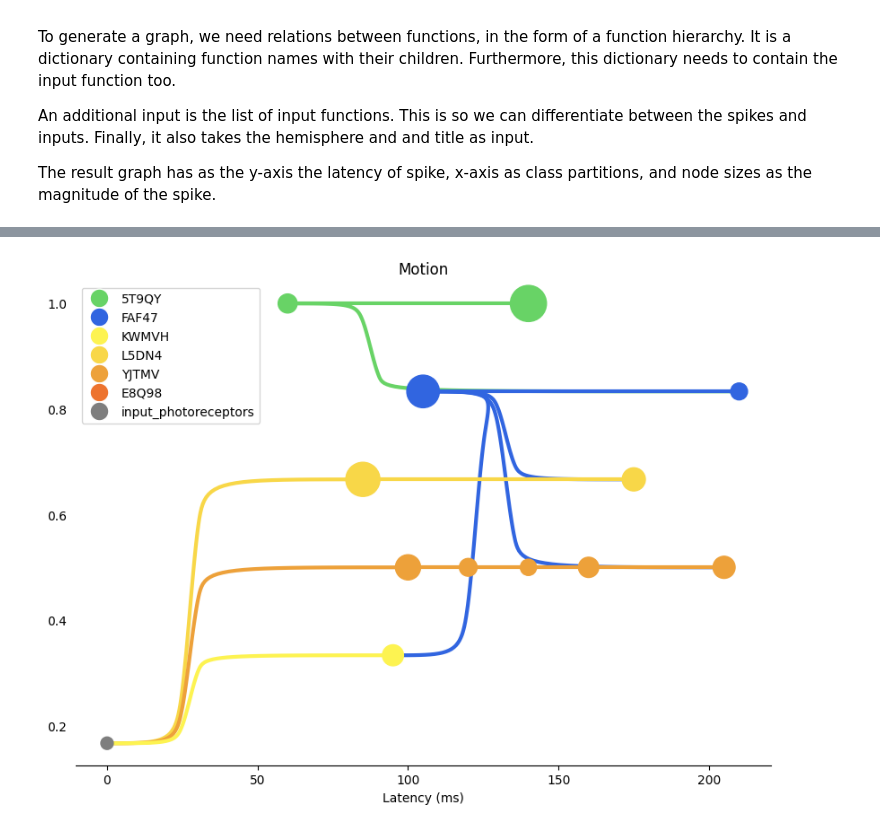
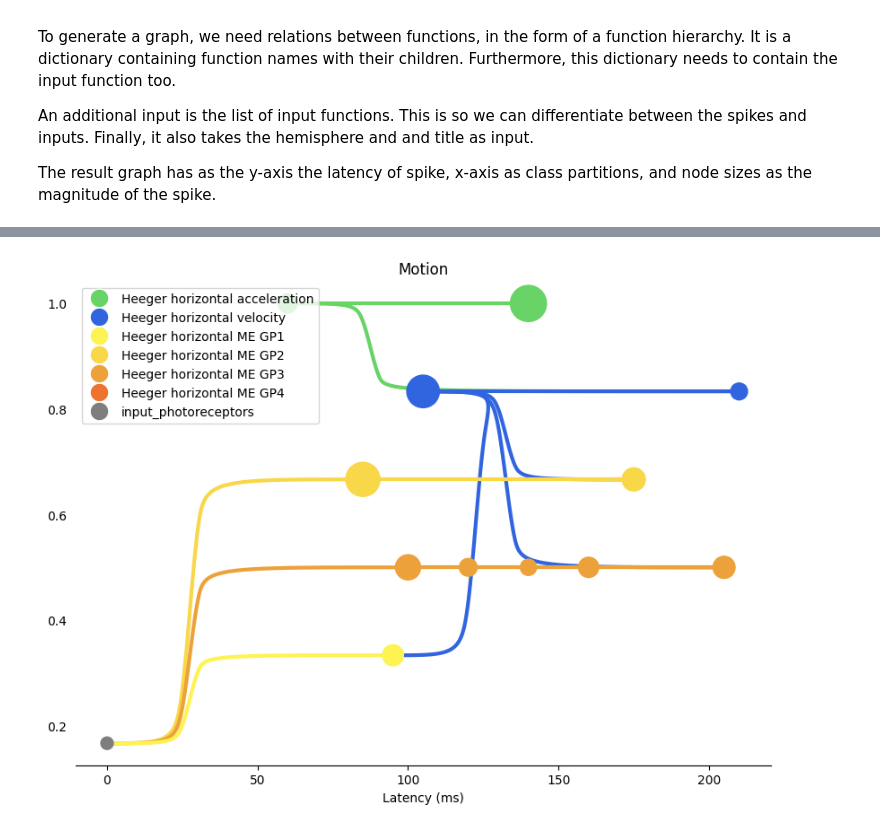
Before and after one commit to kymata-atlas/kymata-core, a Jupyter notebook: demos/demo_ippm.ipynb, the cells around one changed output, grey strips where cells are left out. Saved outputs shown, nothing was run; the diff lists cells and outputs as text; code cells hidden in the pictures.

```diff
--- a/demos/demo_ippm.ipynb
+++ b/demos/demo_ippm.ipynb
@@ -15,3 +18,8 @@ hexels = data_tools.fetch_data('https://kymata.org/api/datasets/8')
+# %%
+sample_data_dir = Path(Path(path.abspath("")).parent, "data", "sample-data")
+
+expression_set = ExpressionSet.load(from_path_or_file=Path(sample_data_dir, "kymata_mirror_Q3_2023_expression_endtable.nkg"))
+hexels = build_hexel_dict_from_expression_set(expression_set)
 # %% [markdown]
 #### Plotting data
 
@@ -62,8 +70,8 @@ The first iteration of the denoiser is a max pooling strategy. It partitions the
 '''
 # algos : denoiser.[MaxPooler, DBSCAN, GMM, MeanShift]
 
-clusterer = denoiser.DBSCAN()
+clusterer = DBSCAN()
 denoised_hexels = clusterer.cluster(hexels, 'rightHemisphere') # rightHemisphere or leftHemisphere.
-#denoised_hexels = clusterer.cluster(denoised_hexels, 'leftHemisphere')  # repeat for other hemi if you want to cluster both.
-data_tools.stem_plot(denoised_hexels, 'Denoised')
+denoised_hexels = clusterer.cluster(denoised_hexels, 'leftHemisphere')  # repeat for other hemi if you want to cluster both.
+stem_plot(denoised_hexels, 'Denoised')
 # %% [output]
@@ -119,26 +136,29 @@ plotter.draw(graph_dict, function_colour_overrides, 'Loudness', 7, 10)
 # %%
 inputs = ['input_photoreceptors']
 function_hier = {
-        '5T9QY' : ['FAF47'],
-        'FAF47' : ['KWMVH', 'L5DN4', 'YJTMV'],
-        'YJTMV' : ['input_photoreceptors'],
-        'KWMVH' : ['input_photoreceptors'],
-        'L5DN4' : ['input_photoreceptors'],
+        'Heeger horizontal acceleration' : ['Heeger horizontal velocity'],
+        'Heeger horizontal velocity' : [
+                'Heeger horizontal ME GP1',
+                'Heeger horizontal ME GP2',
+                'Heeger horizontal ME GP3'],
+        'Heeger horizontal ME GP1' : ['input_photoreceptors'],
+        'Heeger horizontal ME GP2' : ['input_photoreceptors'],
+        'Heeger horizontal ME GP3' : ['input_photoreceptors'],
         'input_photoreceptors' : []
     }
 function_colour_overrides = {
         # Functions and their colours to match the figures
-        '5T9QY' : '#68d366',
-        'FAF47' : '#3165e0',
-        'KWMVH' : '#fdf351',
-        'L5DN4' : '#f8d748',
-        'YJTMV' : '#eda13a',
-        'E8Q98' : '#ed732e',
+        'Heeger horizontal acceleration' : '#68d366',
+        'Heeger horizontal velocity' : '#3165e0',
+        'Heeger horizontal ME GP1' : '#fdf351',
+        'Heeger horizontal ME GP2' : '#f8d748',
+        'Heeger horizontal ME GP3' : '#eda13a',
+        'Heeger horizontal ME GP4' : '#ed732e',
         'input_photoreceptors' : '#7e7e7e'
     }
 builder = IPPMBuilder()
 plotter = IPPMPlotter()
 graph_dict = builder.build_graph(denoised_hexels, function_hier, inputs, 'leftHemisphere')
 plotter.draw(graph_dict, function_colour_overrides, 'Motion', 7, 10)
 # %% [output]
-[figure, old version]
+[figure, new version]
```
Also changed, not shown: parts of 5 cells of this notebook, 6 other files.
